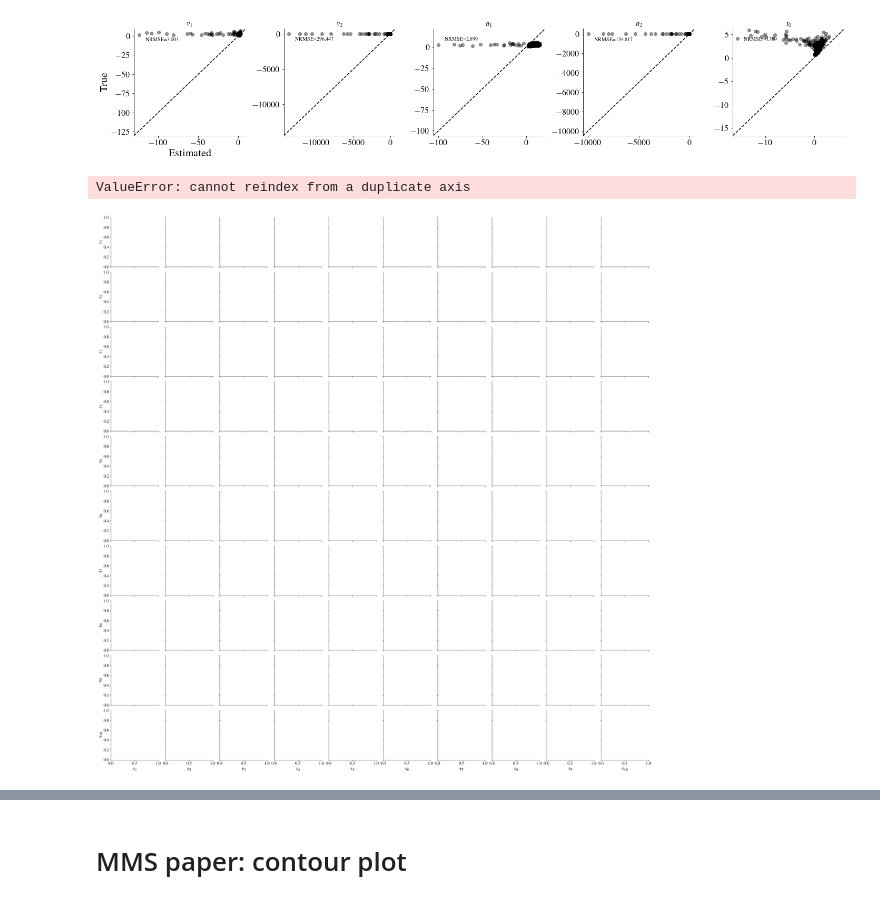
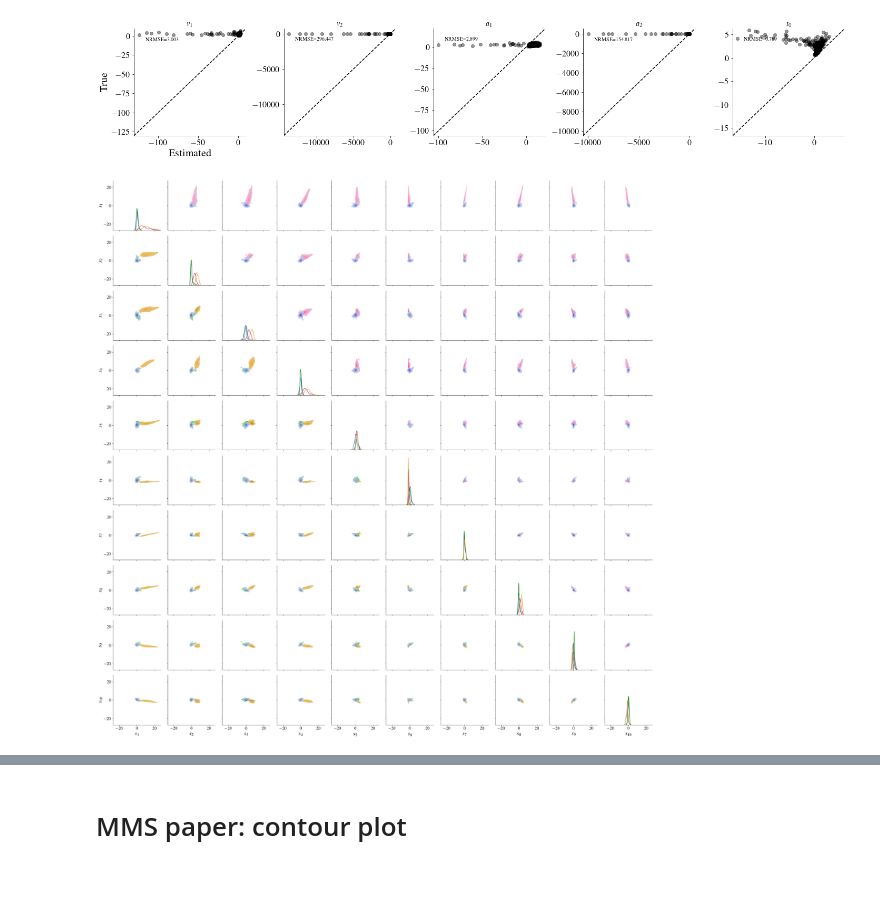
Before and after one commit to marvinschmitt/ModelMisspecificationBF, a Jupyter notebook: abf_ddm_unbounded_bf.ipynb, the cells around one changed output, grey strips where cells are left out. Cells and saved outputs as stored; diff of their text form; code cells hidden in the pictures.

```diff
--- a/abf_ddm_unbounded_bf.ipynb
+++ b/abf_ddm_unbounded_bf.ipynb
@@ -329,7 +329,7 @@ DF = (pd.DataFrame(np.array(trainer.network.summary_net(x)),
 df = pd.concat(DF,
               keys=TASK_NAMES,
               names=['MMS', None]
-              ).reset_index(level=0)
+              ).reset_index(level=0).reset_index(drop=True)
 
 def plot_subset(x, y, hue, mask, **kws):
     sns.kdeplot(x=x[mask], y=y[mask], hue=hue[mask], fill=True, levels=10, antialiased=True, **kws)
@@ -344,35 +344,34 @@ g.map_lower(plot_subset, mask=
                 (df["MMS"] == 'slow') |
                 (df["MMS"] == 'No MMS')
            )
            )
 
 
 g.map_upper(plot_subset, mask=
             (
                 (df["MMS"] == 'fast+slow') |
                 (df["MMS"] == 'No MMS')
            )
            )
 
 
 
 
 absmax = np.ceil(np.abs(df.iloc[:, 1:].values).max())
 ticks = np.arange(-100, 100, 5)
 ticks = ticks[(ticks>-absmax) & (ticks<absmax)]
 
 for ax in g.axes.flatten():
     ax.set_xlim(-absmax, absmax)
     ax.set_ylim(-absmax, absmax)
 
     #ax.set_xticks(ticks)
     #ax.set_yticks(ticks)
 
 
 plt.savefig(f"plots/abf_ddm_pairplot.{FILEFORMAT}", bbox_inches="tight", dpi=DPI)
 # %% [output]
-ValueError: cannot reindex from a duplicate axis
-[figure, old version]
+[figure, new version]
 # %%
 plt.figure(figsize=(0.1,0.1))
 plt.gca().set_axis_off()
```
Also changed, not shown: parts of 7 cells of this notebook.
